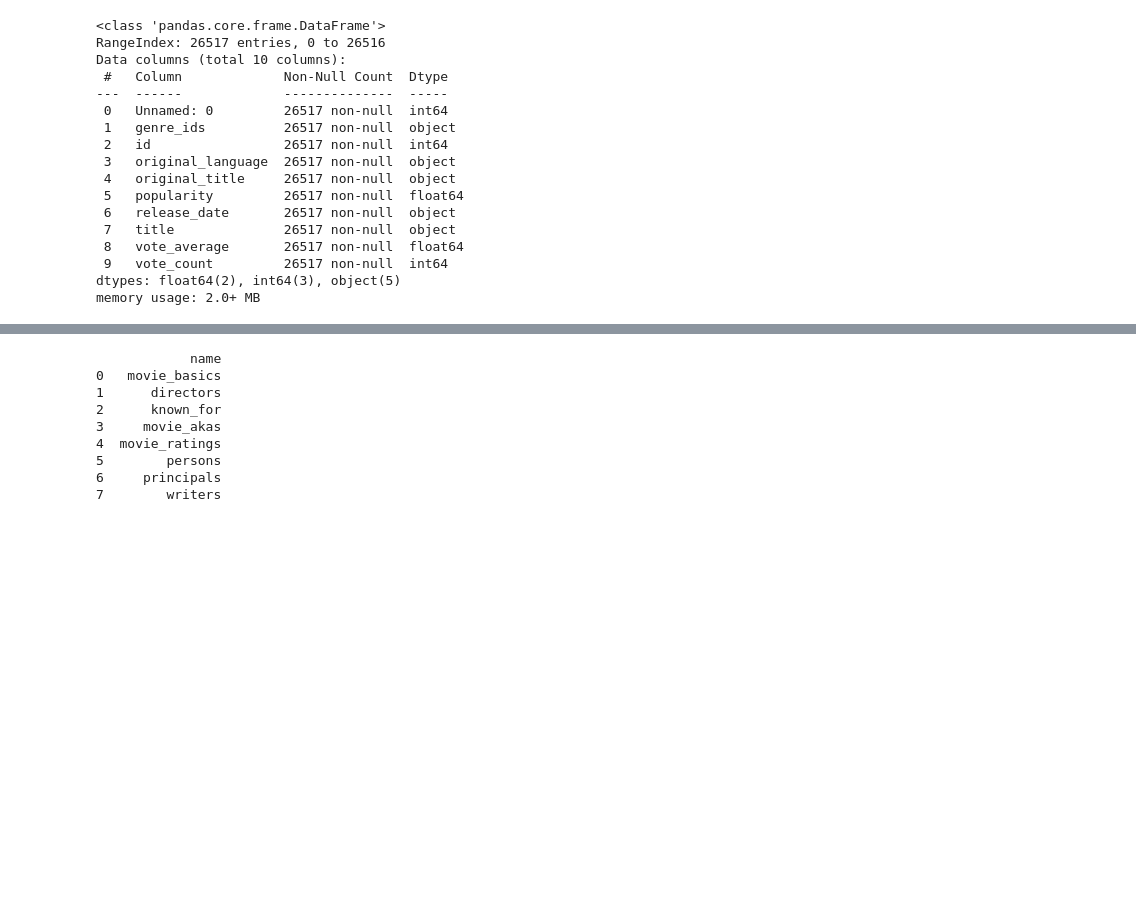
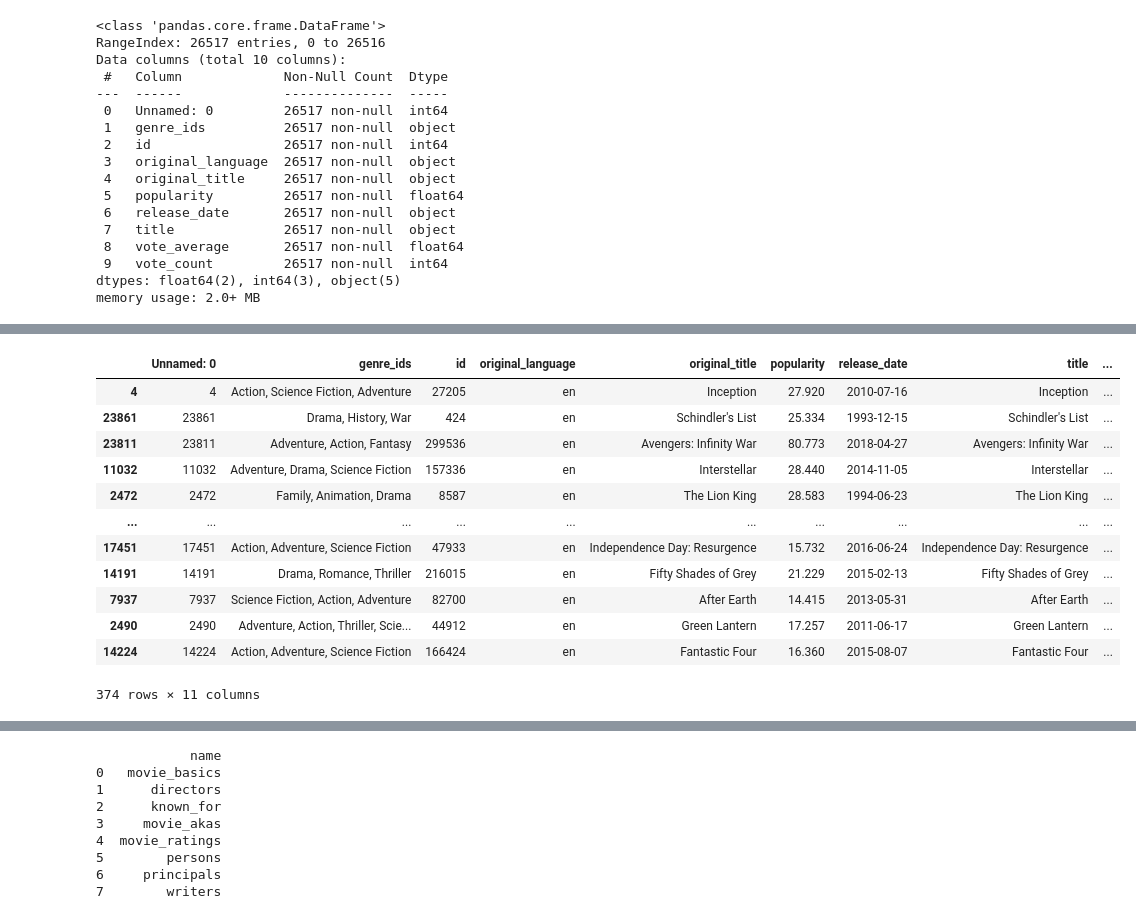
Before and after one commit to falloutb1tch/Movie_Project, a Jupyter notebook: Notebooks/Whitlee_Working_Notebook.ipynb, the cells around one changed output, grey strips where cells are left out. Drawn from its saved outputs; the diff is of its cells as text; code cells hidden in the pictures; blank space fills up the shorter version.

```diff
--- a/Notebooks/Whitlee_Working_Notebook.ipynb
+++ b/Notebooks/Whitlee_Working_Notebook.ipynb
@@ -160,0 +227,22 @@ tmdb_df
+# %%
+R = tmdb_df['vote_average']
+v = tmdb_df['vote_count'].astype(float)
+m = 3000.0
+C = tmdb_df['vote_average'].mean()
+
+tmdb_df['weighted_rating'] = (v/(v+m)) * R + (m/(v+m)) * C
+tmdb_df.sort_values(by="weighted_rating", ascending=False)
+# %% [output]
+|  | Unnamed: 0 | genre_ids | id | original_language | original_title | popularity | release_date | title | ... |
+| 4 | 4 | Action, Science Fiction, Adventure | 27205 | en | Inception | 27.920 | 2010-07-16 | Inception | ... |
+| 23861 | 23861 | Drama, History, War | 424 | en | Schindler's List | 25.334 | 1993-12-15 | Schindler's List | ... |
+| 23811 | 23811 | Adventure, Action, Fantasy | 299536 | en | Avengers: Infinity War | 80.773 | 2018-04-27 | Avengers: Infinity War | ... |
+| 11032 | 11032 | Adventure, Drama, Science Fiction | 157336 | en | Interstellar | 28.440 | 2014-11-05 | Interstellar | ... |
+| 2472 | 2472 | Family, Animation, Drama | 8587 | en | The Lion King | 28.583 | 1994-06-23 | The Lion King | ... |
+| ... | ... | ... | ... | ... | ... | ... | ... | ... | ... |
+| 17451 | 17451 | Action, Adventure, Science Fiction | 47933 | en | Independence Day: Resurgence | 15.732 | 2016-06-24 | Independence Day: Resurgence | ... |
+| 14191 | 14191 | Drama, Romance, Thriller | 216015 | en | Fifty Shades of Grey | 21.229 | 2015-02-13 | Fifty Shades of Grey | ... |
+| 7937 | 7937 | Science Fiction, Action, Adventure | 82700 | en | After Earth | 14.415 | 2013-05-31 | After Earth | ... |
+| 2490 | 2490 | Adventure, Action, Thriller, Scie... | 44912 | en | Green Lantern | 17.257 | 2011-06-17 | Green Lantern | ... |
+| 14224 | 14224 | Action, Adventure, Science Fiction | 166424 | en | Fantastic Four | 16.360 | 2015-08-07 | Fantastic Four | ... |
+374 rows × 11 columns
```
Also changed, not shown: parts of 21 cells of this notebook.
